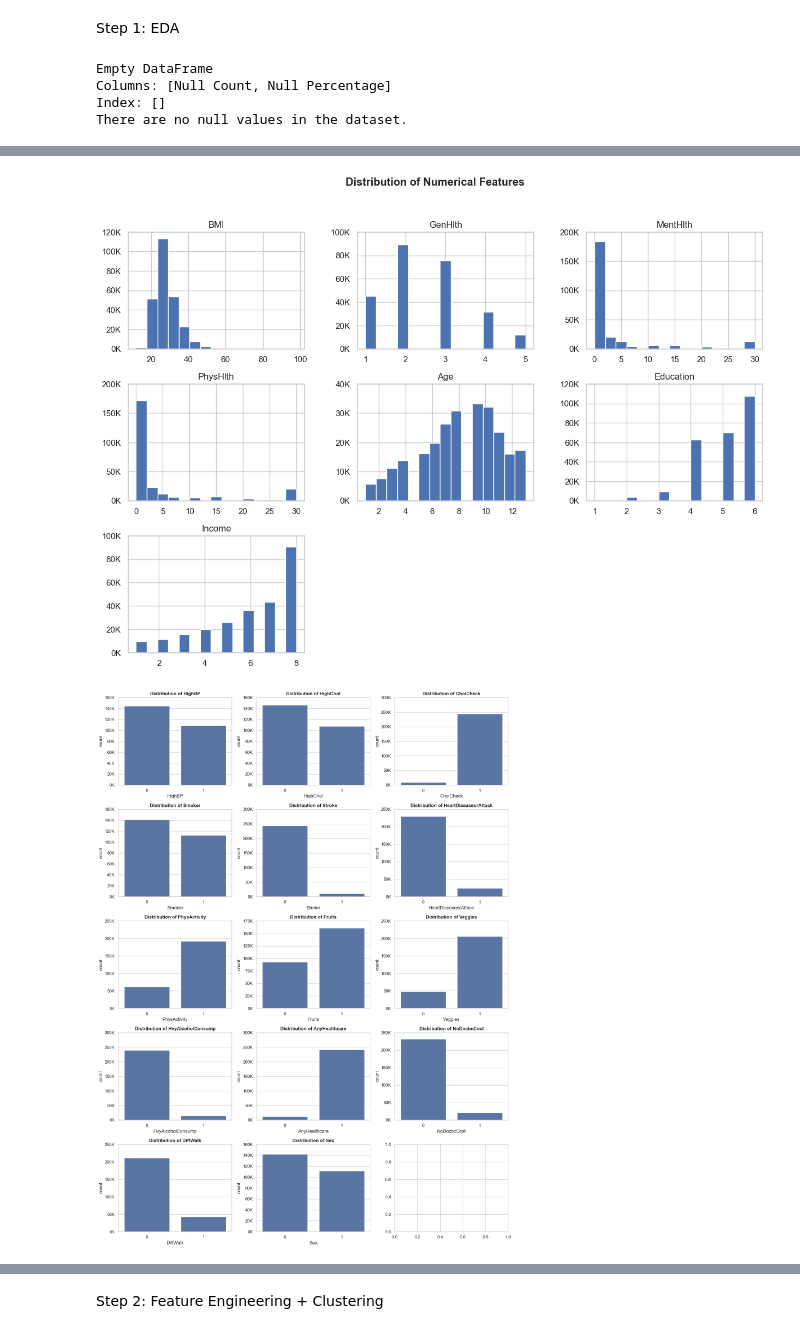
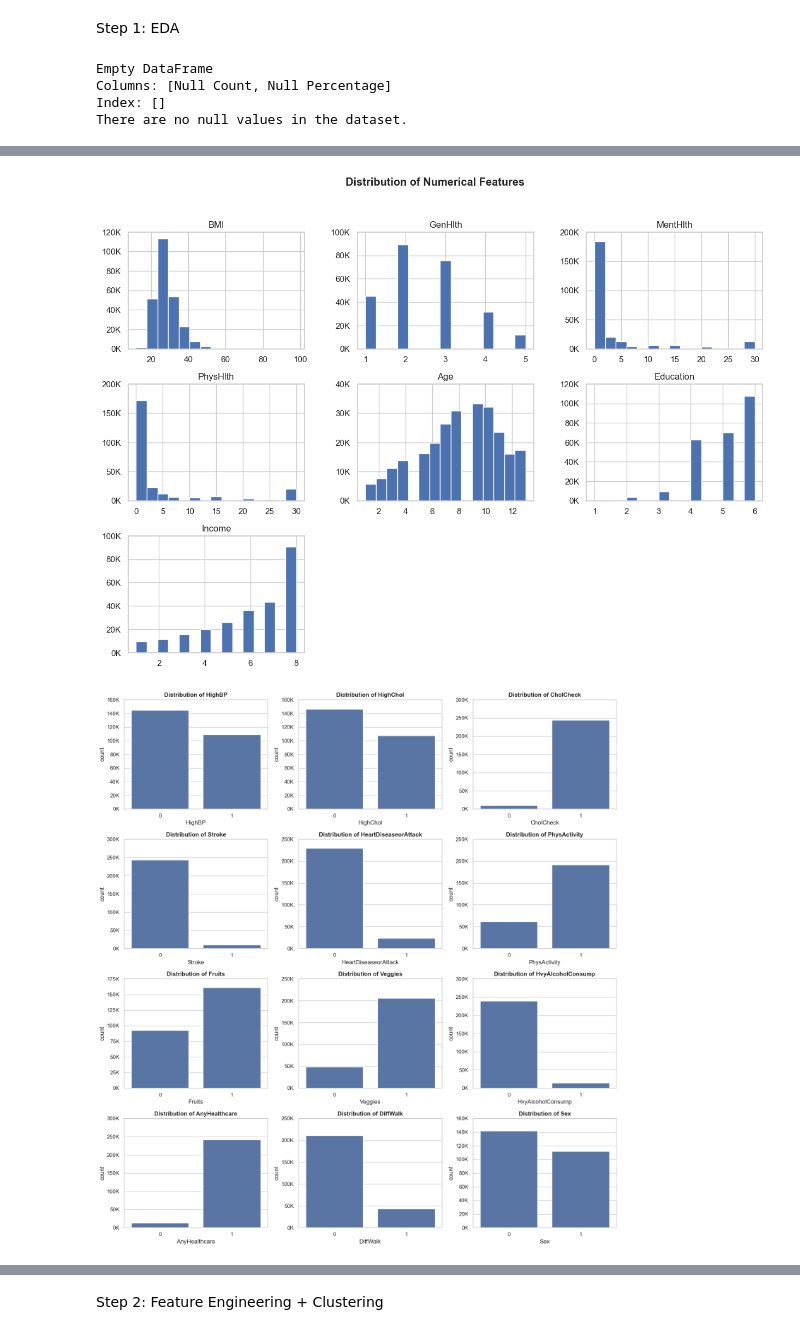
Before and after one commit to NumanESchulich/SchulichDataScience, a Jupyter notebook: Data Science I (MBAN 6110T)/Group Assignment/Notebooks/Diabetes Modelling.ipynb, the cells around one changed output, grey strips where cells are left out. Saved outputs shown, nothing was run; the diff lists cells and outputs as text; code cells hidden in the pictures.

```diff
--- a/Data Science I (MBAN 6110T)/Group Assignment/Notebooks/Diabetes Modelling.ipynb
+++ b/Data Science I (MBAN 6110T)/Group Assignment/Notebooks/Diabetes Modelling.ipynb
@@ -38,6 +38,23 @@ def format_yaxis(ax):
     ax.set_yticks(ylabels)
     ax.set_yticklabels([f'{int(y/1000)}K' for y in ylabels])
 
+# Function to bin data
+def bin_data(data, bins, labels):
+    return pd.cut(data, bins=bins, labels=labels, include_lowest=True)
+
+# Bin MentHlth, PhysHlth, and BMI
+df['MentHlth_binned'] = bin_data(df['MentHlth'],
+                                 bins=[0, 1, 5, 10, 15, 30],
+                                 labels=['0', '1-5', '6-10', '11-15', '16+'])
+
+df['PhysHlth_binned'] = bin_data(df['PhysHlth'],
+                                 bins=[0, 1, 5, 10, 15, 30],
+                                 labels=['0', '1-5', '6-10', '11-15', '16+'])
+
+df['BMI_binned'] = bin_data(df['BMI'],
+                            bins=[0, 18.5, 25, 30, 35, 100],
+                            labels=['Underweight', 'Normal', 'Overweight', 'Obese', 'Extremely Obese'])
+
 # 1. Distribution of the target variable
 plt.figure(figsize=(8, 6))
 ax = sns.countplot(x='Diabetes_binary', data=df)
@@ -56,8 +73,8 @@ for ax in plt.gcf().axes:
 plt.show()
 
 # 3. Distribution of binary features
-binary_features = ['HighBP', 'HighChol', 'CholCheck', 'Smoker', 'Stroke', 'HeartDiseaseorAttack', 'PhysActivity', 'Fruits', 'Veggies', 'HvyAlcoholConsump', 'AnyHealthcare', 'NoDocbcCost', 'DiffWalk', 'Sex']
-fig, axes = plt.subplots(nrows=5, ncols=3, figsize=(15, 20))
+binary_features = ['HighBP', 'HighChol', 'CholCheck', 'Stroke', 'HeartDiseaseorAttack', 'PhysActivity', 'Fruits', 'Veggies', 'HvyAlcoholConsump', 'AnyHealthcare', 'DiffWalk', 'Sex']
+fig, axes = plt.subplots(nrows=4, ncols=3, figsize=(15, 16))
 for i, feature in enumerate(binary_features):
     row, col = divmod(i, 3)
     ax = sns.countplot(x=feature, data=df, ax=axes[row, col])
@@ -67,13 +84,20 @@ plt.tight_layout()
 plt.show()
 
 # 4. Correlation matrix
+# Select only numeric columns for correlation
+numeric_columns = df.select_dtypes(include=[np.number]).columns
+corr_df = df[numeric_columns]
+
 plt.figure(figsize=(15, 10))
-corr = df.corr()
+corr = corr_df.corr()
 sns.heatmap(corr, annot=True, fmt='.2f', cmap='coolwarm', linewidths=0.5)
 plt.title('Correlation Matrix', fontweight='bold')
 plt.show()
 
 # 5. Relationships between features and the target variable
+# Update numerical_features list with binned versions
+numerical_features = ['BMI_binned', 'GenHlth', 'MentHlth_binned', 'PhysHlth_binned', 'Age', 'Education', 'Income']
+
 # Calculate the number of rows and columns for the subplot grid
 n_numerical = len(numerical_features)
 n_binary = len(binary_features)
@@ -86,20 +110,25 @@ fig.suptitle('Relationships between Features and Diabetes Status', fontsize=16,
 # Plot relationships for numerical features
 for i, feature in enumerate(numerical_features):
     row, col = divmod(i, n_cols)
-    sns.boxplot(x='Diabetes_binary', y=feature, data=df, ax=axes[row, col])
+    sns.countplot(x=feature, hue='Diabetes_binary', data=df, ax=axes[row, col])
     axes[row, col].set_title(f'{feature}', fontweight='bold')
-    axes[row, col].set_xlabel('Diabetes Status')
-    axes[row, col].set_ylabel(feature)
+    axes[row, col].set_xlabel(feature)
+    axes[row, col].set_ylabel('Number of Individuals')
+    axes[row, col].legend(title='Diabetes Status', labels=['No', 'Yes'])
+    axes[row, col].tick_params(axis='x', rotation=45)
+    format_yaxis(axes[row, col])
 
 # Plot relationships for binary features
 start_row = -(-n_numerical // n_cols)  # Ceiling division
 for i, feature in enumerate(binary_features):
     row, col = divmod(i, n_cols)
     row += start_row
-    sns.barplot(x=feature, y='Diabetes_binary', data=df, ax=axes[row, col])
+    sns.countplot(x=feature, hue='Diabetes_binary', data=df, ax=axes[row, col])
     axes[row, col].set_title(f'{feature}', fontweight='bold')
     axes[row, col].set_xlabel(feature)
-    axes[row, col].set_ylabel('Diabetes Status')
+    axes[row, col].set_ylabel('Number of Individuals')
+    axes[row, col].legend(title='Diabetes Status', labels=['No', 'Yes'])
+    format_yaxis(axes[row, col])
 
 # Remove any unused subplots
 for i in range(n_numerical + n_binary, n_rows * n_cols):
@@ -110,38 +139,76 @@ plt.tight_layout()
 plt.subplots_adjust(top=0.95)  # Adjust to make room for the suptitle
 plt.show()
 
+# 6. Relationships between features and the target variable (Percentage Stacked Bar Charts)
+fig, axes = plt.subplots(n_rows, n_cols, figsize=(24, 5*n_rows))  # Increased figure width
+fig.suptitle('Relationships between Features and Diabetes Status (Percentage)', fontsize=16, fontweight='bold')
+
+# Function to create percentage stacked bar chart
+def percentage_stacked_bar(feature, ax):
+    # Calculate percentages
+    percentages = df.groupby(feature, observed=True)['Diabetes_binary'].value_counts(normalize=True).unstack()
+    # Plot stacked bar chart
+    percentages.plot(kind='bar', stacked=True, ax=ax, width=0.8)
+    ax.set_ylim(0, 1)
+    ax.set_ylabel('Percentage')
+    ax.set_title(f'{feature}', fontweight='bold')
+    ax.tick_params(axis='x', rotation=45)
+
+    # Move legend outside the plot
+    ax.legend(title='Diabetes Status', labels=['No', 'Yes'], bbox_to_anchor=(1.05, 1), loc='upper left')
+
+# Plot relationships for numerical features
+for i, feature in enumerate(numerical_features):
+    row, col = divmod(i, n_cols)
+    percentage_stacked_bar(feature, axes[row, col])
+
+# Plot relationships for binary features
+start_row = -(-n_numerical // n_cols)  # Ceiling division
+for i, feature in enumerate(binary_features):
+    row, col = divmod(i, n_cols)
+    row += start_row
+    percentage_stacked_bar(feature, axes[row, col])
+
+# Remove any unused subplots
+for i in range(n_numerical + n_binary, n_rows * n_cols):
+    row, col = divmod(i, n_cols)
+    fig.delaxes(axes[row, col])
+
+plt.tight_layout()
+plt.subplots_adjust(top=0.95, right=0.9)  # Adjust to make room for the suptitle and legends
+plt.show()
+
 # List of categorical columns to test
-categorical_columns = ['HighBP', 'HighChol', 'CholCheck', 'Smoker', 'Stroke', 'HeartDiseaseorAttack',
+categorical_columns = ['HighBP', 'HighChol', 'CholCheck', 'Stroke', 'HeartDiseaseorAttack',
                        'PhysActivity', 'Fruits', 'Veggies', 'HvyAlcoholConsump', 'AnyHealthcare',
-                       'NoDocbcCost', 'GenHlth', 'MentHlth', 'PhysHlth', 'DiffWalk', 'Sex', 'Age',
-                       'Education', 'Income']
+                       'DiffWalk', 'Sex', 'Age', 'Education', 'Income']
 
 # Target variable
 target = 'Diabetes_binary'
 
 # Perform Chi-Square test
 chi2_results = {}
 for column in categorical_columns:
     contingency_table = pd.crosstab(df[column], df[target])
     chi2, p, dof, ex = chi2_contingency(contingency_table)
     chi2_results[column] = {'chi2': chi2, 'p-value': p}
 
 # Convert results to DataFrame
 chi2_results_df = pd.DataFrame.from_dict(chi2_results, orient='index').reset_index()
 chi2_results_df.columns = ['Feature', 'Chi2', 'p-value']
 
 # Sort results by Chi2 score in descending order, then by p-value
 chi2_results_df.sort_values(by=['Chi2', 'p-value'], ascending=[False, True], inplace=True)
 chi2_results_df.reset_index(drop=True, inplace=True)
 
 # Display the results
 print(chi2_results_df)
 # %% [output]
 Empty DataFrame
 Columns: [Null Count, Null Percentage]
 Index: []
 There are no null values in the dataset.
 [figure]
 [figure]
-[figure, old version]
+[figure, new version]
 [figure]
```
Also changed, not shown: parts of 2 cells of this notebook.
